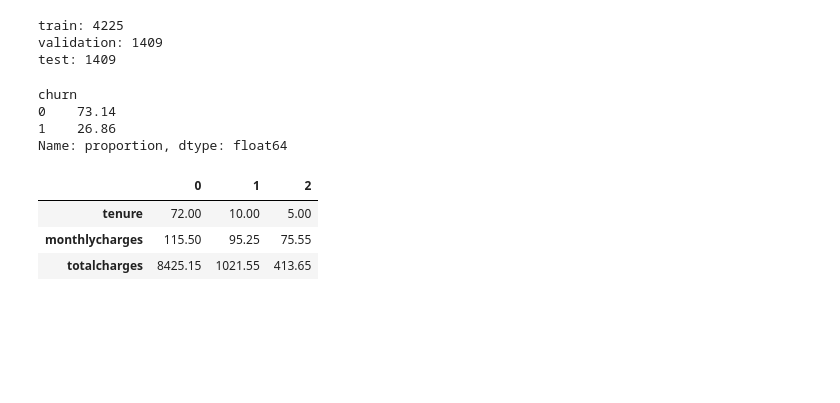
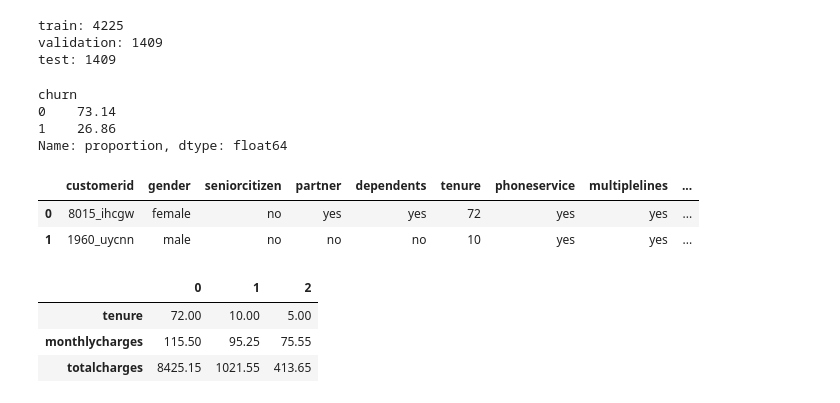
Before and after one commit to niltonPegass/ML_zoomcamp, a Jupyter notebook: ML_zoomcamp/03_classification/homework_classification.ipynb, the cells around one changed output. Cells and saved outputs as stored; diff of their text form; code cells hidden in the pictures; blank space fills up the shorter version.

```diff
--- a/ML_zoomcamp/03_classification/homework_classification.ipynb
+++ b/ML_zoomcamp/03_classification/homework_classification.ipynb
@@ -115,6 +115,12 @@ churn
 0    73.14
 1    26.86
 Name: proportion, dtype: float64
+# %%
+X_train.head(2)
+# %% [output]
+|  | customerid | gender | seniorcitizen | partner | dependents | tenure | phoneservice | multiplelines | ... |
+| 0 | 8015_ihcgw | female | no | yes | yes | 72 | yes | yes | ... |
+| 1 | 1960_uycnn | male | no | no | no | 10 | yes | yes | ... |
 # %%
 categorical_columns = X_train.select_dtypes(include=['object', 'category', 'str']).columns.tolist()
 categorical_columns.remove('customerid')
```
Also changed, not shown: parts of 7 cells of this notebook.
